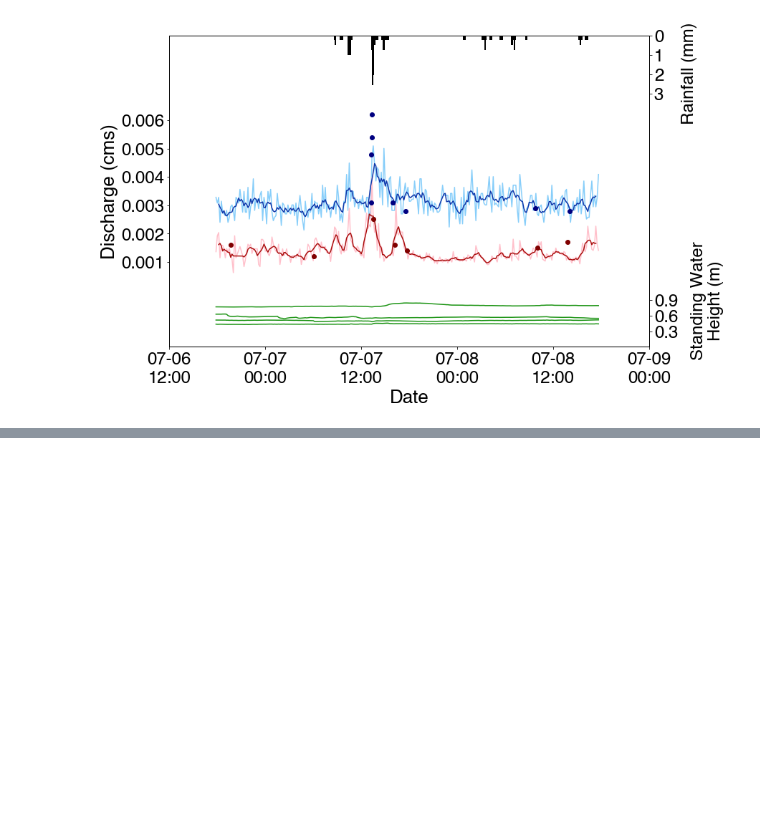
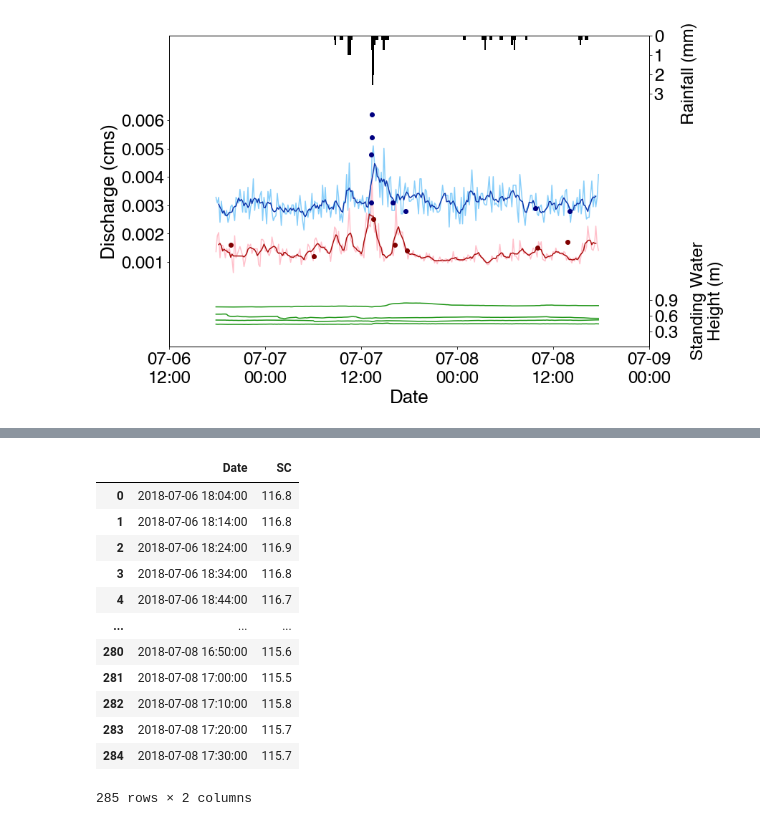
Before and after one commit to wdnguyen/CR, a Jupyter notebook: Hydrograph_GSA.ipynb, the cells around one changed output, grey strips where cells are left out. Cells and saved outputs as stored; diff of their text form; code cells hidden in the pictures; blank space fills up the shorter version.

```diff
--- a/Hydrograph_GSA.ipynb
+++ b/Hydrograph_GSA.ipynb
@@ -465,0 +489,16 @@ png1.close()
+# %%
+df9
+# %% [output]
+|  | Date | SC |
+| 0 | 2018-07-06 18:04:00 | 116.8 |
+| 1 | 2018-07-06 18:14:00 | 116.8 |
+| 2 | 2018-07-06 18:24:00 | 116.9 |
+| 3 | 2018-07-06 18:34:00 | 116.8 |
+| 4 | 2018-07-06 18:44:00 | 116.7 |
+| ... | ... | ... |
+| 280 | 2018-07-08 16:50:00 | 115.6 |
+| 281 | 2018-07-08 17:00:00 | 115.5 |
+| 282 | 2018-07-08 17:10:00 | 115.8 |
+| 283 | 2018-07-08 17:20:00 | 115.7 |
+| 284 | 2018-07-08 17:30:00 | 115.7 |
+285 rows × 2 columns
```
Also changed, not shown: parts of 5 cells of this notebook, 7 other files.
